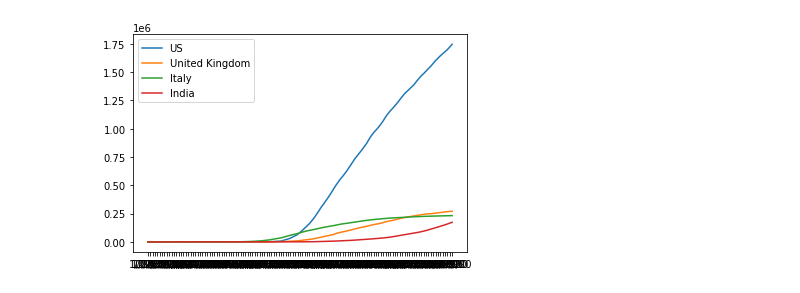
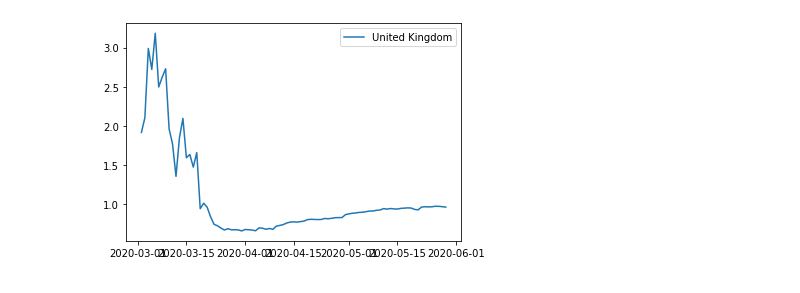
Before and after one commit to mahpatil/python-notebooks, a Jupyter notebook: covid19-bigquery/bigquery-countries-detailed.ipynb, the cells around one changed output. Cells and saved outputs as stored; diff of their text form; code cells hidden in the pictures.

Commit message:
Add feature to calculate ratios across countries covid cases

```diff
--- a/covid19-bigquery/bigquery-countries-detailed.ipynb
+++ b/covid19-bigquery/bigquery-countries-detailed.ipynb
@@ -49,6 +74,7 @@ df_deaths = fetch_covid19_cases('deaths')
 df_recovered = fetch_covid19_cases('recovered_cases')
 df_world_population = fetch_population()
 # %%
+#Preprocess
 #remove canada as per https://towardsdatascience.com/covid-19-data-processing-58aaa3663f6
 df_recovered = df_recovered[df_recovered['country']!='Canada']
 df_covid = covid_flip_datetocolumn(df_confirmed, 'confirmed').merge(
@@ -60,6 +86,16 @@ df_covid = covid_flip_datetocolumn(df_confirmed, 'confirmed').merge(
     how='left',
     on=['country', 'date']
 )
+#remove ship data  https://towardsdatascience.com/covid-19-data-processing-58aaa3663f6
 ship_rows = df_covid['country'].str.contains('Diamond Princess') | df_covid['country'].str.contains('MS Zaandam')
 df_covid = df_covid[~(ship_rows)]
+
 df_covid['active'] = df_covid['confirmed'] - df_covid['deaths'] - df_covid['recovered']
+df_covid_popl = df_covid.join(df_world_population, how='outer', on='country')
+for var in ['confirmed', 'deaths', 'recovered', 'active']:
+    df_covid_popl[var + '_per1m'] = df_covid_popl[var] * 1000000 / df_covid_popl['population']
+df_covid['date'] = df_covid['date'].map(lambda x: datetime.strptime(x, "%m/%d/%y"))
+
+df_covid_popl.dropna(subset=['date'], inplace=True)
+df_covid_popl['date'] = df_covid_popl['date'].map(lambda x: datetime.strptime(x, "%m/%d/%y"))
+df_covid_popl = df_covid_popl[df_covid_popl['date'] > np.datetime64('2020-03-01T00:00:00-08')]
@@ -82,0 +122,7 @@ df_covid_popl[df_covid_popl['country']=='US']
+# %%
+df_ratio = covid_ratio_by_country(df_covid_popl, 'confirmed_per1m', 'United Kingdom', 'US')
+covid_plot_ratio(df_ratio)
+df_ratio = covid_ratio_by_country(df_covid_popl, 'deaths_per1m', 'United Kingdom', 'US')
+covid_plot_ratio(df_ratio)
+df_ratio = covid_ratio_by_country(df_covid_popl, 'active_per1m', 'United Kingdom', 'US')
+covid_plot_ratio(df_ratio)
@@ -83,8 +133,8 @@ df_covid_popl[df_covid_popl['country']=='US']
 # %%
+df = df_ratio
 fig, ax = plt.subplots()
-for country in ['US', 'United Kingdom', 'Italy', 'India']:
-    ax.plot(df_covid_popl['date'][df_covid_popl['country'] == country], df_covid_popl['confirmed'][df_covid_popl['country'] == country], label=country)
+ax.plot(df['date'], df['ratio'], label=country)
 ax.legend()
 plt.show()
 # %% [output]
-[figure, old version]
+[figure, new version]
```
Also changed, not shown: parts of 8 cells of this notebook.
